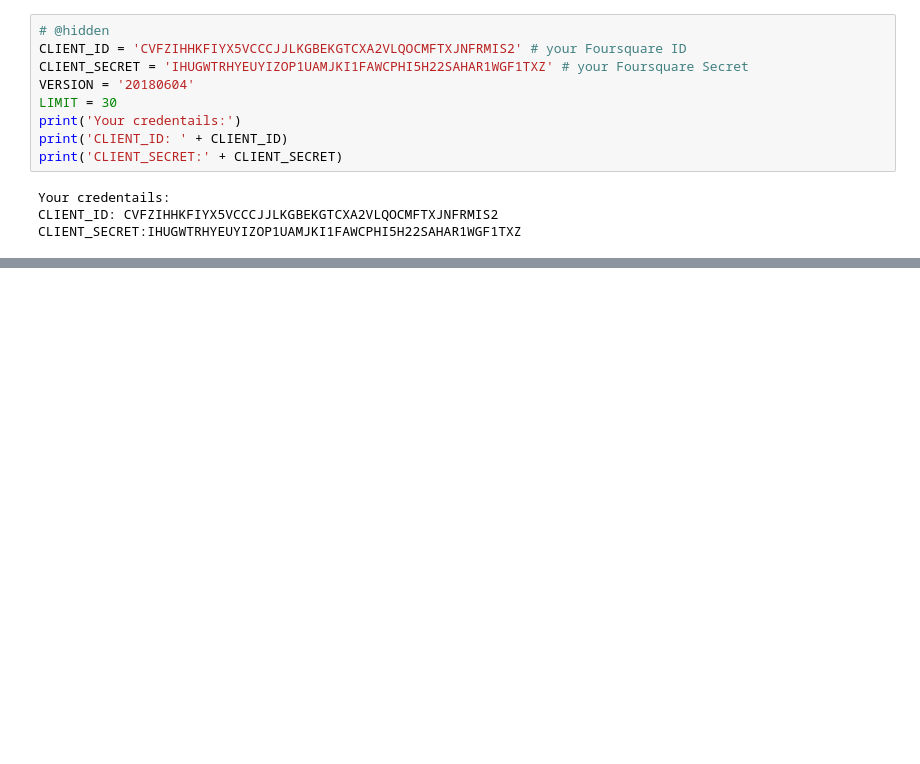
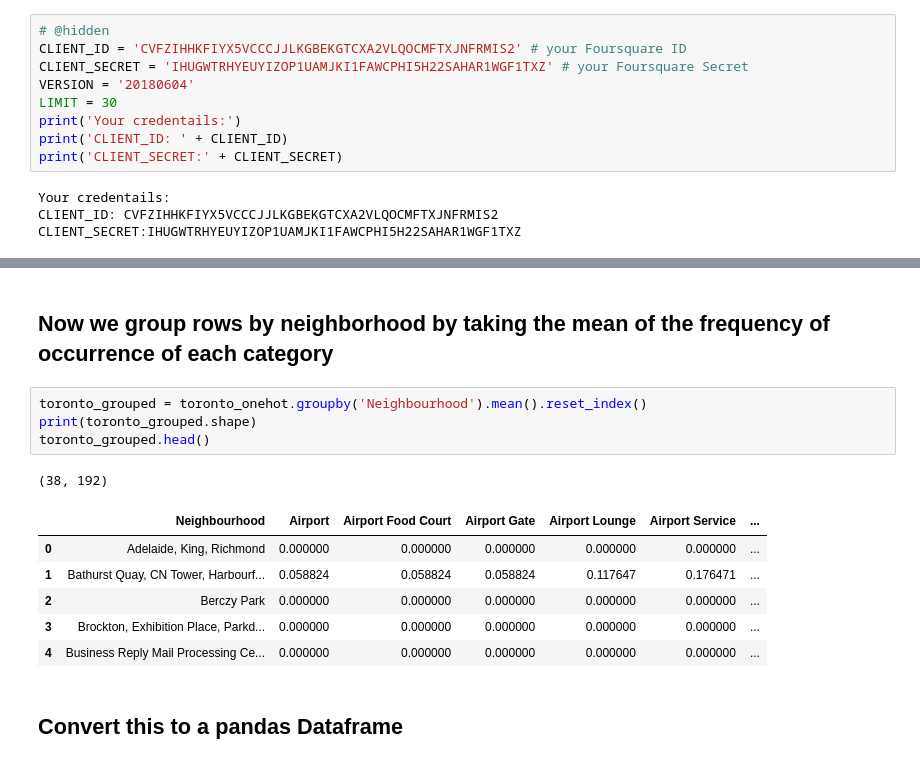
Before and after one commit to JPLAVALLEY/Coursera_Capstone, a Jupyter notebook: Segmenting and Clustering Week 3.ipynb, the cells around one changed output, grey strips where cells are left out. Cells and saved outputs as stored; diff of their text form; blank space fills up the shorter version.

```diff
--- a/Segmenting and Clustering Week 3.ipynb
+++ b/Segmenting and Clustering Week 3.ipynb
@@ -388,0 +521,16 @@ CLIENT_SECRET:IHUGWTRHYEUYIZOP1UAMJKI1FAWCPHI5H22SAHAR1WGF1TXZ
+# %% [markdown]
+## Now we group rows by neighborhood by taking the mean of the frequency of occurrence of each category
+# %%
+toronto_grouped = toronto_onehot.groupby('Neighbourhood').mean().reset_index()
+print(toronto_grouped.shape)
+toronto_grouped.head()
+# %% [output]
+(38, 192)
+|  | Neighbourhood | Airport | Airport Food Court | Airport Gate | Airport Lounge | Airport Service | ... |
+| 0 | Adelaide, King, Richmond | 0.000000 | 0.000000 | 0.000000 | 0.000000 | 0.000000 | ... |
+| 1 | Bathurst Quay, CN Tower, Harbourf... | 0.058824 | 0.058824 | 0.058824 | 0.117647 | 0.176471 | ... |
+| 2 | Berczy Park | 0.000000 | 0.000000 | 0.000000 | 0.000000 | 0.000000 | ... |
+| 3 | Brockton, Exhibition Place, Parkd... | 0.000000 | 0.000000 | 0.000000 | 0.000000 | 0.000000 | ... |
+| 4 | Business Reply Mail Processing Ce... | 0.000000 | 0.000000 | 0.000000 | 0.000000 | 0.000000 | ... |
+# %% [markdown]
+## Convert this to a pandas Dataframe
```
Also changed, not shown: parts of 24 cells of this notebook.
